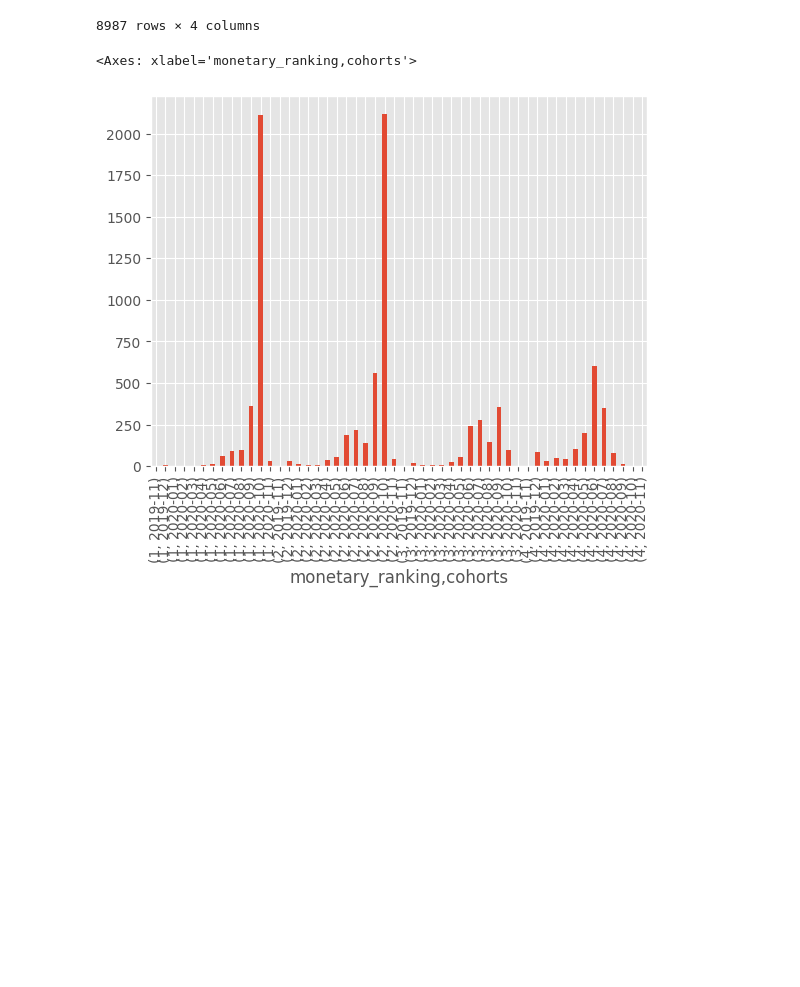
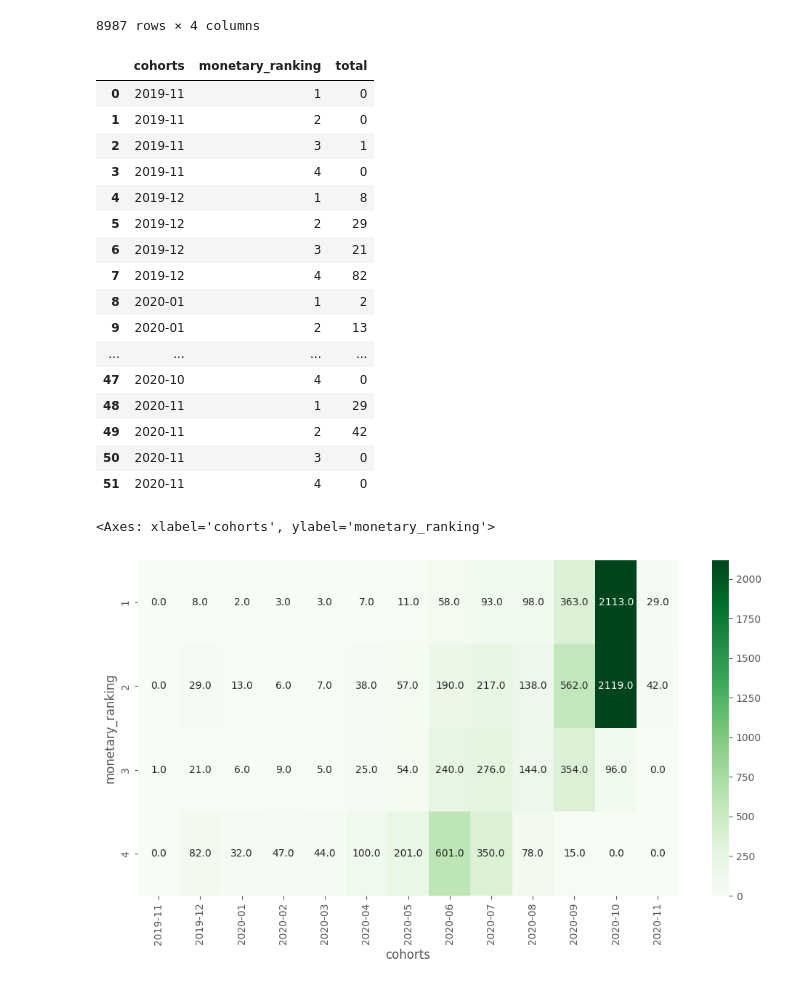
Before and after one commit to ivanseldas/microcredit-churn-classifier, a Jupyter notebook: Main_Latest.ipynb, the cells around one changed output. Saved outputs shown, nothing was run; the diff lists cells and outputs as text; code cells hidden in the pictures; blank space fills up the shorter version.

Commit message:
monetary analysis updated

```diff
--- a/Main_Latest.ipynb
+++ b/Main_Latest.ipynb
@@ -298,8 +298,30 @@ income_user
 | 8986 | 103719.0 | 2020-11 | 100.0 | 2 |
 8987 rows × 4 columns
 # %%
-monetary_group = income_user.groupby(['monetary_ranking', 'cohorts'])['user_id'].count()
-monetary_group.plot(kind='bar')
+monetary_group = income_user.groupby(['cohorts', 'monetary_ranking'])['user_id'].agg(total=('count')).reset_index()
+monetary_group
 # %% [output]
-<Axes: xlabel='monetary_ranking,cohorts'>
-[figure, removed]
+|  | cohorts | monetary_ranking | total |
+| 0 | 2019-11 | 1 | 0 |
+| 1 | 2019-11 | 2 | 0 |
+| 2 | 2019-11 | 3 | 1 |
+| 3 | 2019-11 | 4 | 0 |
+| 4 | 2019-12 | 1 | 8 |
+| 5 | 2019-12 | 2 | 29 |
+| 6 | 2019-12 | 3 | 21 |
+| 7 | 2019-12 | 4 | 82 |
+| 8 | 2020-01 | 1 | 2 |
+| 9 | 2020-01 | 2 | 13 |
+| ... | ... | ... | ... |
+| 47 | 2020-10 | 4 | 0 |
+| 48 | 2020-11 | 1 | 29 |
+| 49 | 2020-11 | 2 | 42 |
+| 50 | 2020-11 | 3 | 0 |
+| 51 | 2020-11 | 4 | 0 |
+# %%
+pivot_table = monetary_group.pivot(columns='cohorts', index='monetary_ranking', values='total')
+plt.figure(figsize=(12,6))
+sns.heatmap(pivot_table,annot=True, fmt=".1f", cmap="Greens")
+# %% [output]
+<Axes: xlabel='cohorts', ylabel='monetary_ranking'>
+[figure, added]
```
